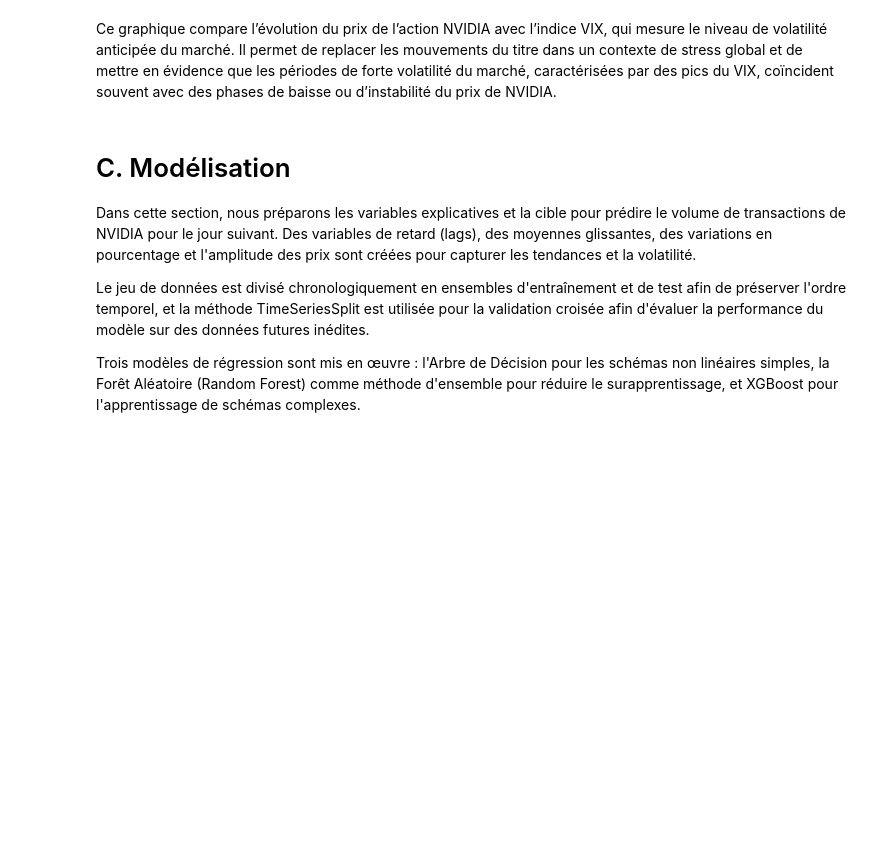
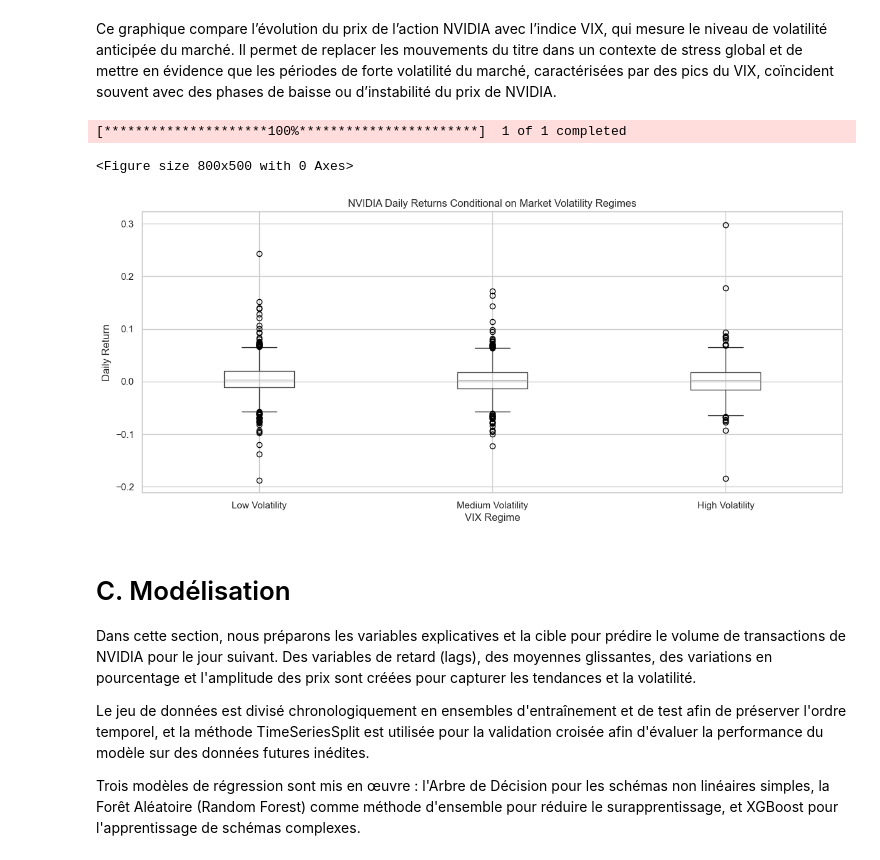
Before and after one commit to JoelKt29/Python-pour-la-data, a Jupyter notebook: NoteBook.ipynb, the cells around one changed output. Saved outputs shown, nothing was run; the diff lists cells and outputs as text; code cells hidden in the pictures; blank space fills up the shorter version.

```diff
--- a/NoteBook.ipynb
+++ b/NoteBook.ipynb
@@ -262,5 +285,69 @@ vix_data = vix_data.rename(columns={'Close': 'VIX'})
 # %% [markdown]
 Ce graphique compare l’évolution du prix de l’action NVIDIA avec l’indice VIX, qui mesure le niveau de volatilité anticipée du marché. Il permet de replacer les mouvements du titre dans un contexte de stress global et de mettre en évidence que les périodes de forte volatilité du marché, caractérisées par des pics du VIX, coïncident souvent avec des phases de baisse ou d’instabilité du prix de NVIDIA.
+# %%
+import pandas as pd
+import matplotlib.pyplot as plt
+import yfinance as yf
+
+# ================================
+# 1️⃣ Rendements NVIDIA
+# ================================
+
+nvda_data['Daily_Return'] = nvda_data['Close_NVDA'].pct_change()
+nvda_returns = nvda_data['Daily_Return'].dropna().reset_index(drop=True)
+
+# ================================
+# 2️⃣ Télécharger le VIX
+# ================================
+
+vix_raw = yf.download("^VIX", start="2010-01-01", end="2025-01-01")
+
+vix_series = vix_raw['Close'].dropna().reset_index(drop=True)
+vix_data = pd.DataFrame(vix_series)
+
+# 🔴 LIGNE CLÉ (corrige ton erreur)
+vix_data.columns = ['VIX']
+
+# ================================
+# 3️⃣ Régimes de volatilité
+# ================================
+
+vix_data['VIX_Regime'] = pd.qcut(
+    vix_data['VIX'],
+    q=3,
+    labels=['Low Volatility', 'Medium Volatility', 'High Volatility']
+)
+
+# ================================
+# 4️⃣ Dataset conditionnel
+# ================================
+
+min_len = min(len(nvda_returns), len(vix_data))
+
+combined_data = pd.DataFrame({
+    'Daily_Return': nvda_returns.sample(n=min_len, random_state=42).reset_index(drop=True),
+    'VIX_Regime': vix_data['VIX_Regime'].iloc[:min_len].reset_index(drop=True)
+})
+
+# ================================
+# 5️⃣ Graphique pertinent
+# ================================
+
+plt.figure(figsize=(8, 5))
+combined_data.boxplot(
+    column='Daily_Return',
+    by='VIX_Regime',
+    grid=True
+)
+plt.title('NVIDIA Daily Returns Conditional on Market Volatility Regimes')
+plt.suptitle('')
+plt.xlabel('VIX Regime')
+plt.ylabel('Daily Return')
+plt.show()
+# %% [output]
+[*********************100%***********************]  1 of 1 completed
+<Figure size 800x500 with 0 Axes>
+[figure, added]
 # %% [markdown]
 # C. Modélisation
 Dans cette section, nous préparons les variables explicatives et la cible pour prédire le volume de transactions de NVIDIA pour le jour suivant. Des variables de retard (lags), des moyennes glissantes, des variations en pourcentage et l'amplitude des prix sont créées pour capturer les tendances et la volatilité.
```
Also changed, not shown: parts of 9 cells of this notebook, 2 other files.
